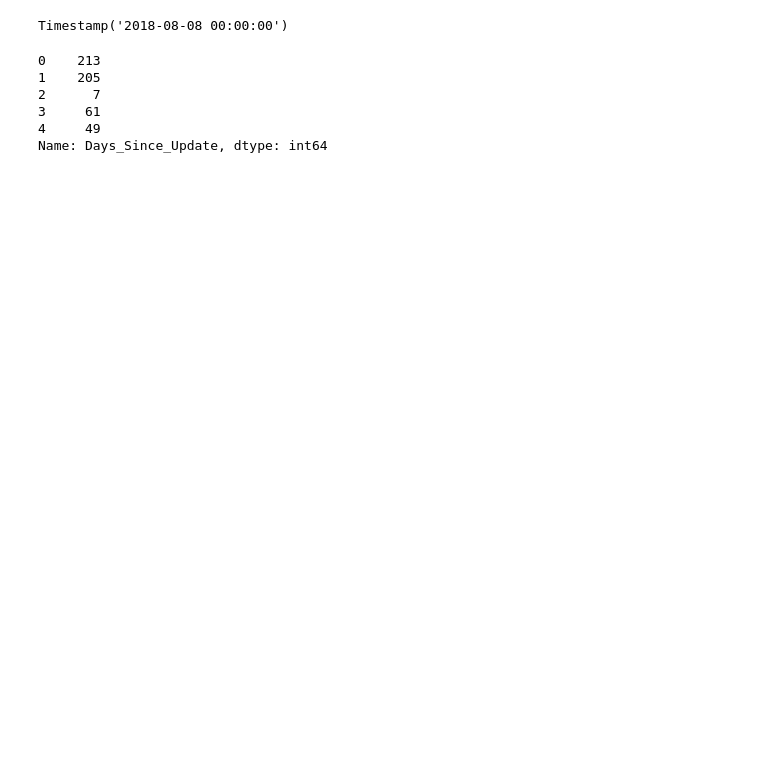
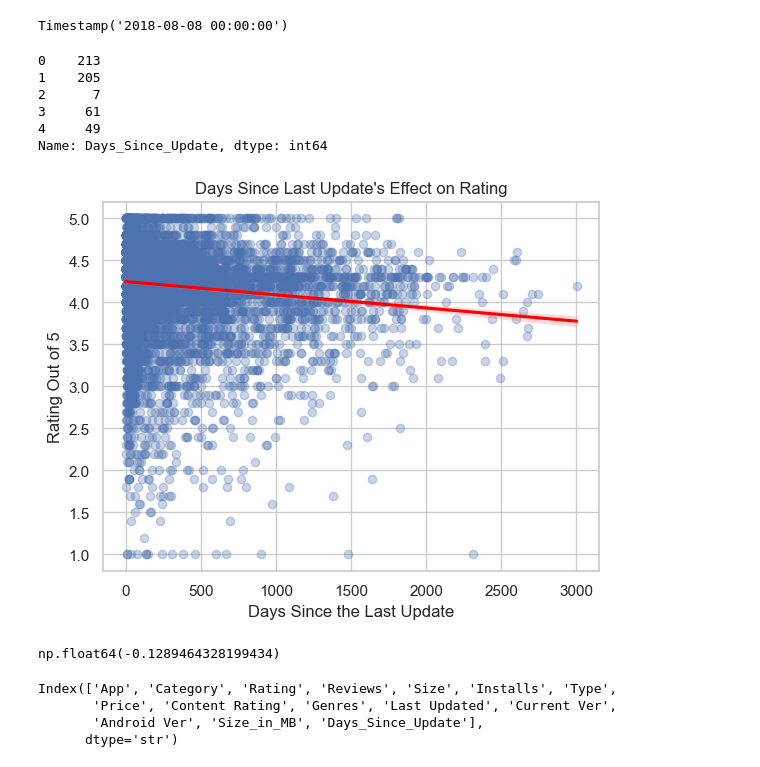
Before and after one commit to Harish-Senthilkumar/google-play-store-analysis, a Jupyter notebook: notebooks/analysis.ipynb, the cells around one changed output. Drawn from its saved outputs; the diff is of its cells as text; code cells hidden in the pictures; blank space fills up the shorter version.

```diff
--- a/notebooks/analysis.ipynb
+++ b/notebooks/analysis.ipynb
@@ -554,8 +554,9 @@ gps_data['Last Updated'].max() # Trying to find the most recent date
 # %% [output]
 Timestamp('2018-08-08 00:00:00')
 # %%
+gps_data['Last Updated'] = pd.to_datetime(gps_data['Last Updated'])
 most_recent = gps_data['Last Updated'].max()
-gps_data['Days_Since_Update'] = (most_recent - gps_data['Last Updated']).dt.days #Checking days from the lastest update
+gps_data['Days_Since_Update'] = (most_recent - gps_data['Last Updated']).dt.days
 # %%
 gps_data['Days_Since_Update'].head() #To see how many days the latest update was established
 # %% [output]
@@ -565,3 +566,30 @@ gps_data['Days_Since_Update'].head() #To see how many days the latest update was
 3     61
 4     49
 Name: Days_Since_Update, dtype: int64
+# %%
+sns.regplot(data=gps_data, x='Days_Since_Update', y='Rating', scatter_kws={'alpha': 0.3}, line_kws={'color': 'red'})
+
+plt.title("Days Since Last Update's Effect on Rating")
+plt.xlabel("Days Since the Last Update")
+plt.ylabel("Rating Out of 5")
+plt.show()
+# %% [output]
+[figure, added]
+# %%
+'''
+We can see the negative slope and determine that as days since last update increases,
+the rating goes down. So there is a negative slope
+
+Let's see if the correlation proves it
+'''
+
+gps_data['Days_Since_Update'].corr(gps_data['Rating']) # Correlation is: ~ -0.13
+# %% [output]
+np.float64(-0.1289464328199434)
+# %%
+gps_data.columns # The colimns in the
+# %% [output]
+Index(['App', 'Category', 'Rating', 'Reviews', 'Size', 'Installs', 'Type',
+       'Price', 'Content Rating', 'Genres', 'Last Updated', 'Current Ver',
+       'Android Ver', 'Size_in_MB', 'Days_Since_Update'],
+      dtype='str')
```
Also changed, not shown: parts of 4 cells of this notebook.
